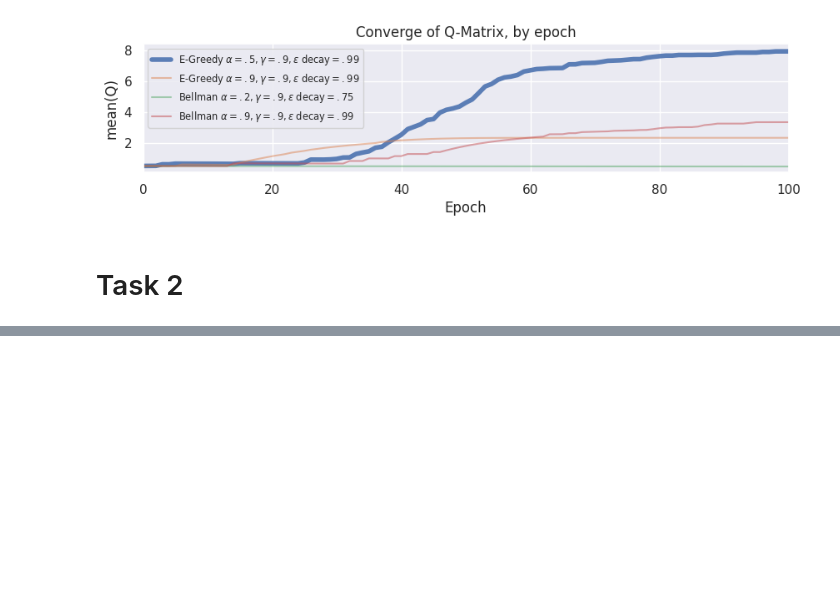
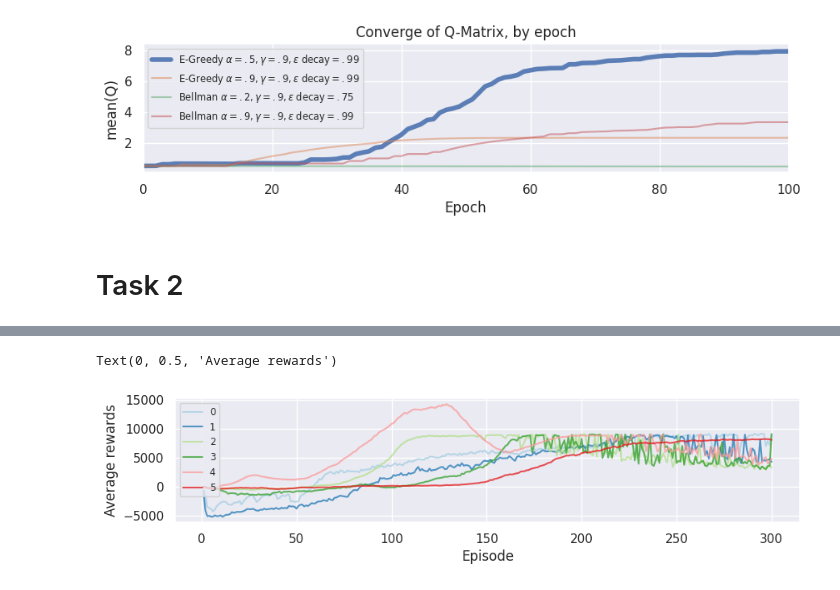
Before and after one commit to mfixman/ai-reinforcement, a Jupyter notebook: Report/Plots.ipynb, the cells around one changed output, grey strips where cells are left out. Cells and saved outputs as stored; diff of their text form; code cells hidden in the pictures; blank space fills up the shorter version.

```diff
--- a/Report/Plots.ipynb
+++ b/Report/Plots.ipynb
@@ -89,0 +150,17 @@ params
+# %%
+pyplot.rcParams['figure.figsize'] = 10, 2
+
+data = params
+for e, (key, values) in enumerate(data.groupby(['id', 'method', 'hidden_size', 'lr', 'gamma', 'eps_start']), start = 1):
+    pyplot.plot(values.episode, values.q_step, label = f'{key[0]}', color = seaborn_colors[key[0]], alpha = .75)
+
+pyplot.legend(fontsize = 'x-small')
+
+# pyplot.title('Average rewards per epoch using DQN')
+pyplot.xlabel('Episode')
+pyplot.ylabel('Average rewards')
+
+# pyplot.savefig('dqn_reward_size.png', bbox_inches = 'tight', pad_inches = 0, dpi = 300)
+# %% [output]
+Text(0, 0.5, 'Average rewards')
+[figure, added]
```
Also changed, not shown: parts of 6 cells of this notebook, 7 other files.
